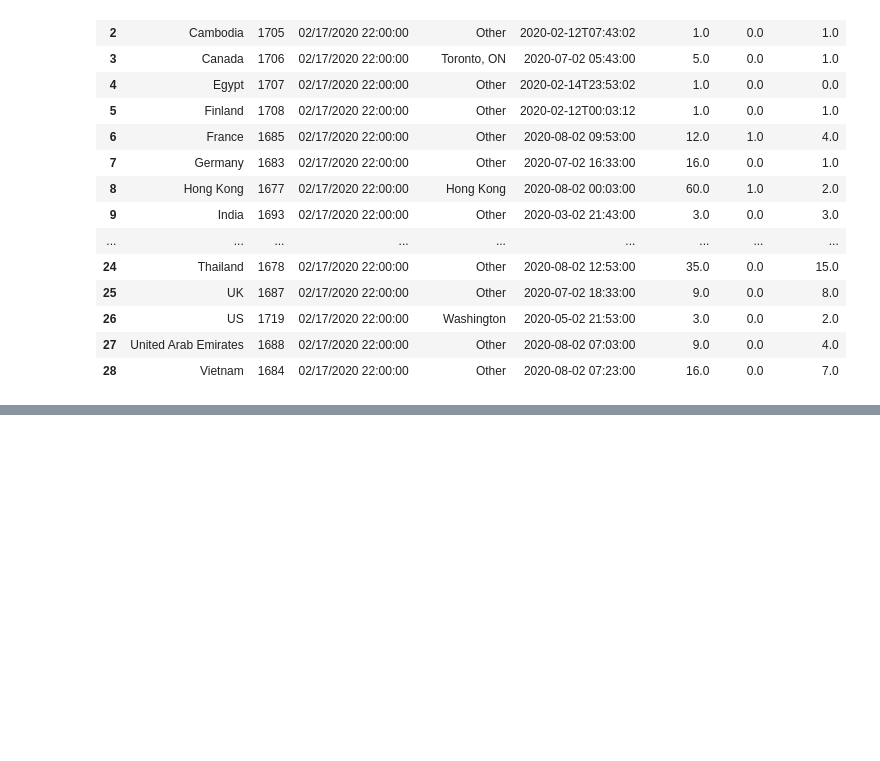
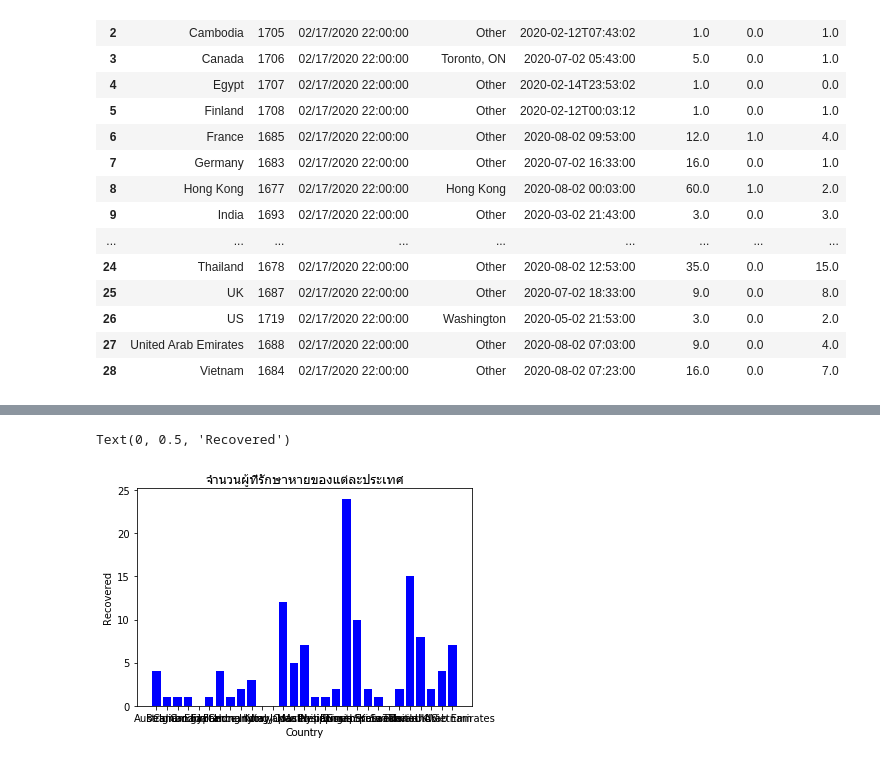
Before and after one commit to birdyyy123/python_dataviz, a Jupyter notebook: Final_20032020.ipynb, the cells around one changed output, grey strips where cells are left out. Saved outputs shown, nothing was run; the diff lists cells and outputs as text; code cells hidden in the pictures; blank space fills up the shorter version.

```diff
--- a/Final_20032020.ipynb
+++ b/Final_20032020.ipynb
@@ -66,0 +84,8 @@ h
+# %%
+plt.bar(h.iloc[:,0],h.iloc[:,7],color = 'b')
+plt.title(u'จำนวนผู้ที่รักษาหายของแต่ละประเทศ',fontname='Tahoma',fontsize='13')
+plt.xlabel('Country',fontname='Tahoma',fontsize='11')
+plt.ylabel('Recovered')
+# %% [output]
+Text(0, 0.5, 'Recovered')
+[figure, added]
```
Also changed, not shown: parts of 3 cells of this notebook.
